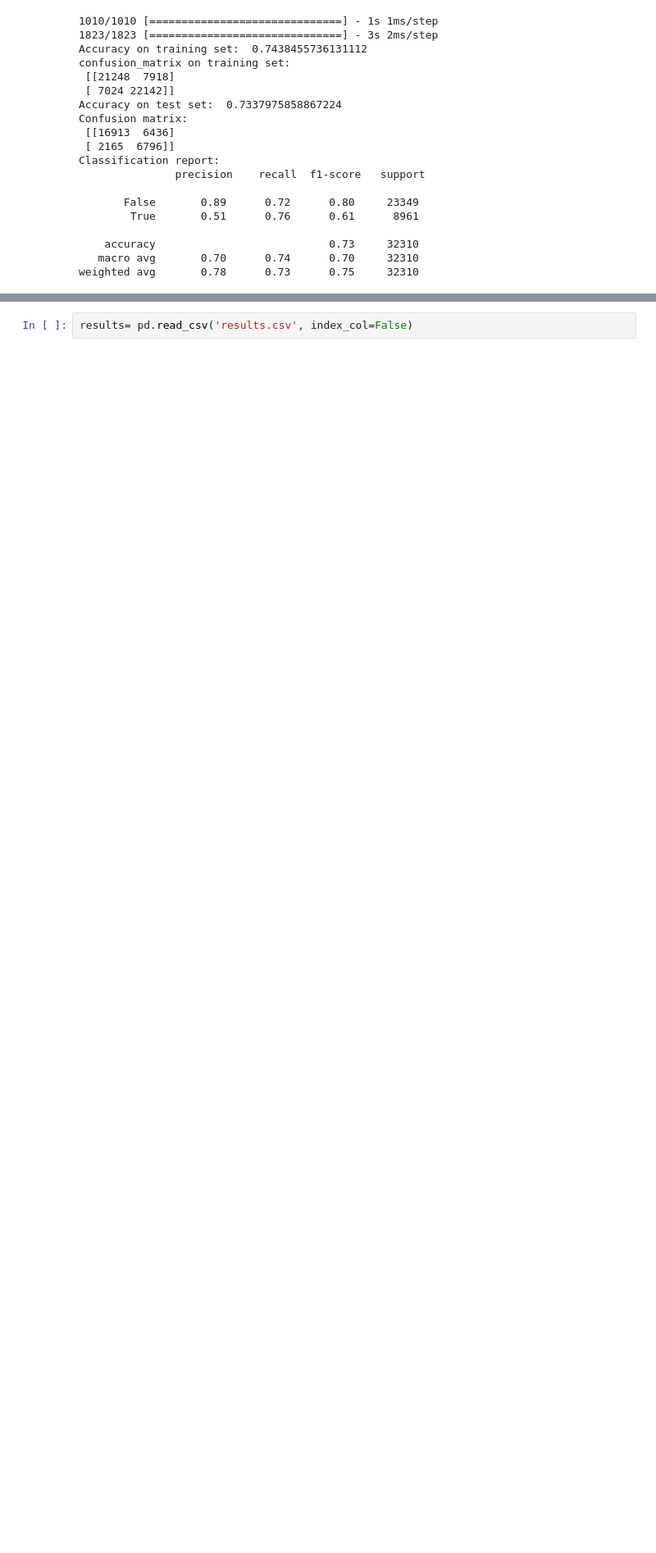
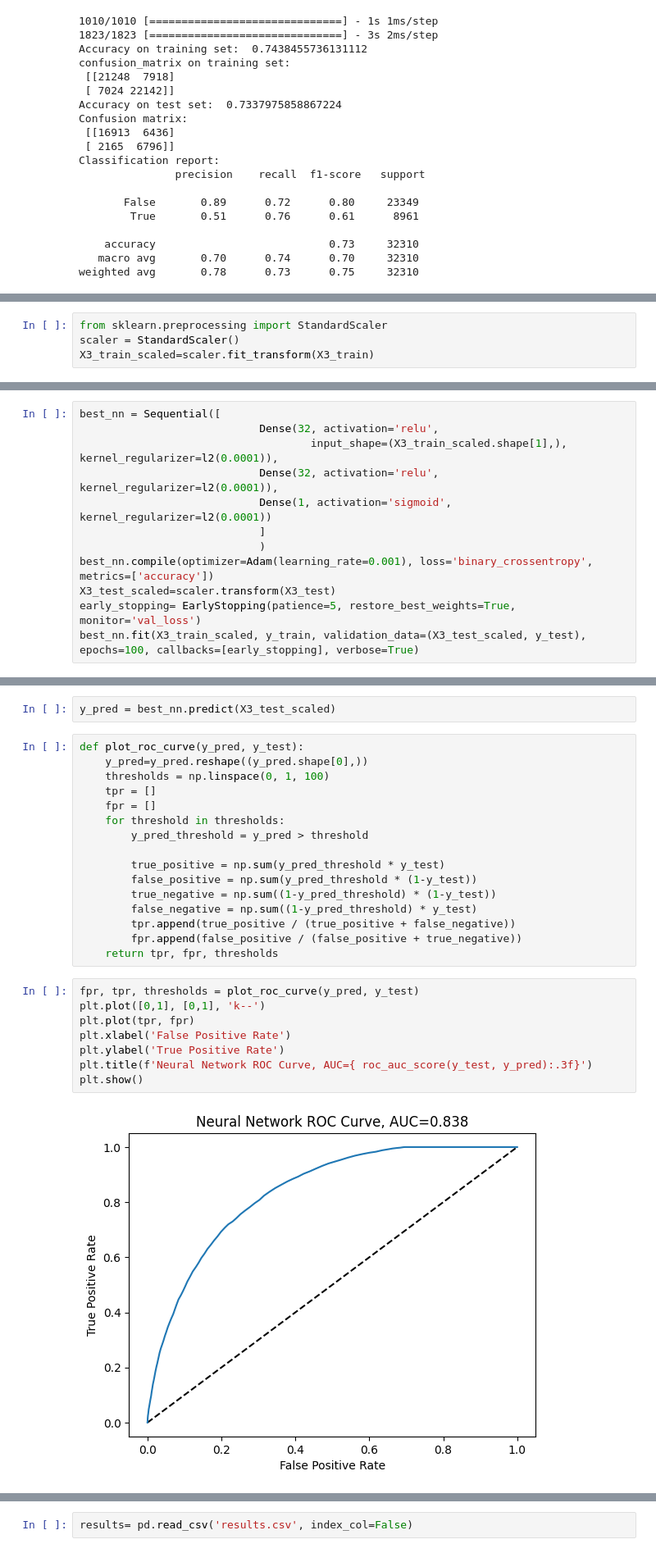
Before and after one commit to irenedovichi/DM-project, a Jupyter notebook: TASK 3/classification.ipynb, the cells around one changed output, grey strips where cells are left out. Shown at 82% size. Cells and saved outputs as stored; diff of their text form; blank space fills up the shorter version.

```diff
--- a/TASK 3/classification.ipynb
+++ b/TASK 3/classification.ipynb
@@ -1035,2 +1044,6 @@ X3_train_scaled=scaler.fit_transform(X3_train)
+# %%
+from sklearn.preprocessing import StandardScaler
+scaler = StandardScaler()
+X3_train_scaled=scaler.fit_transform(X3_train)
 # %%
 best_params, best_score = grid_search_kfold(X3_train_scaled, y_train, 3, param_grid)
@@ -1043,0 +1054,12 @@ KeyboardInterrupt:
+# %%
+best_nn = Sequential([
+                            Dense(32, activation='relu',
+                                    input_shape=(X3_train_scaled.shape[1],), kernel_regularizer=l2(0.0001)),
+                            Dense(32, activation='relu', kernel_regularizer=l2(0.0001)),
+                            Dense(1, activation='sigmoid', kernel_regularizer=l2(0.0001))
+                            ]
+                            )
+best_nn.compile(optimizer=Adam(learning_rate=0.001), loss='binary_crossentropy', metrics=['accuracy'])
+X3_test_scaled=scaler.transform(X3_test)
+early_stopping= EarlyStopping(patience=5, restore_best_weights=True, monitor='val_loss')
+best_nn.fit(X3_train_scaled, y_train, validation_data=(X3_test_scaled, y_test), epochs=100, callbacks=[early_stopping], verbose=True)
@@ -1043,0 +1115,28 @@ KeyboardInterrupt:
+# %%
+y_pred = best_nn.predict(X3_test_scaled)
+# %%
+def plot_roc_curve(y_pred, y_test):
+    y_pred=y_pred.reshape((y_pred.shape[0],))
+    thresholds = np.linspace(0, 1, 100)
+    tpr = []
+    fpr = []
+    for threshold in thresholds:
+        y_pred_threshold = y_pred > threshold
+
+        true_positive = np.sum(y_pred_threshold * y_test)
+        false_positive = np.sum(y_pred_threshold * (1-y_test))
+        true_negative = np.sum((1-y_pred_threshold) * (1-y_test))
+        false_negative = np.sum((1-y_pred_threshold) * y_test)
+        tpr.append(true_positive / (true_positive + false_negative))
+        fpr.append(false_positive / (false_positive + true_negative))
+    return tpr, fpr, thresholds
+# %%
+fpr, tpr, thresholds = plot_roc_curve(y_pred, y_test)
+plt.plot([0,1], [0,1], 'k--')
+plt.plot(tpr, fpr)
+plt.xlabel('False Positive Rate')
+plt.ylabel('True Positive Rate')
+plt.title(f'Neural Network ROC Curve, AUC={ roc_auc_score(y_test, y_pred):.3f}')
+plt.show()
+# %% [output]
+[figure, added]
```
Also changed, not shown: parts of 16 cells of this notebook, 1 other file.
